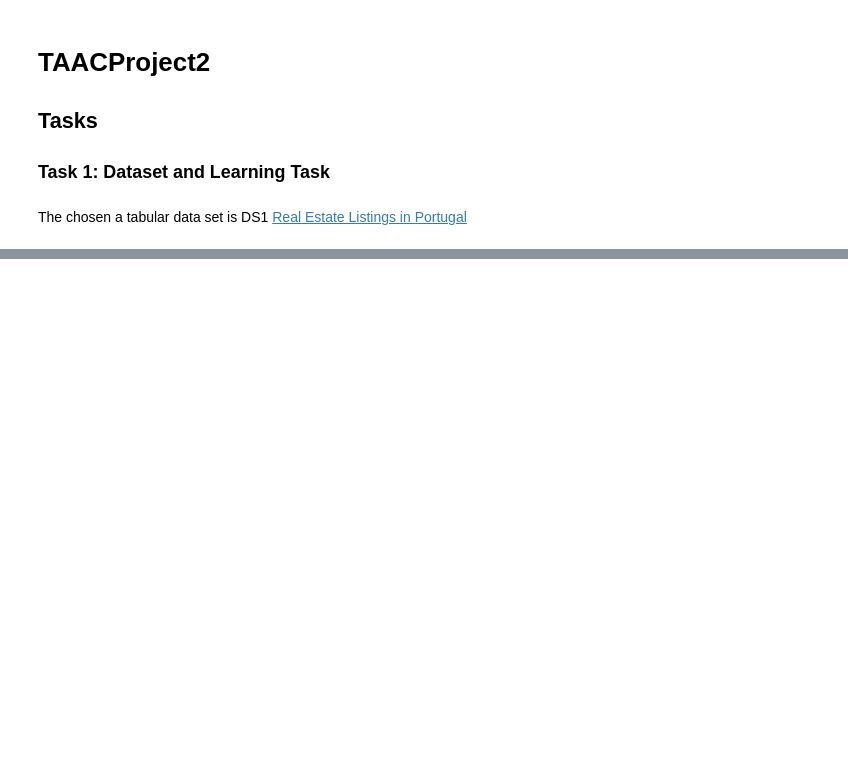
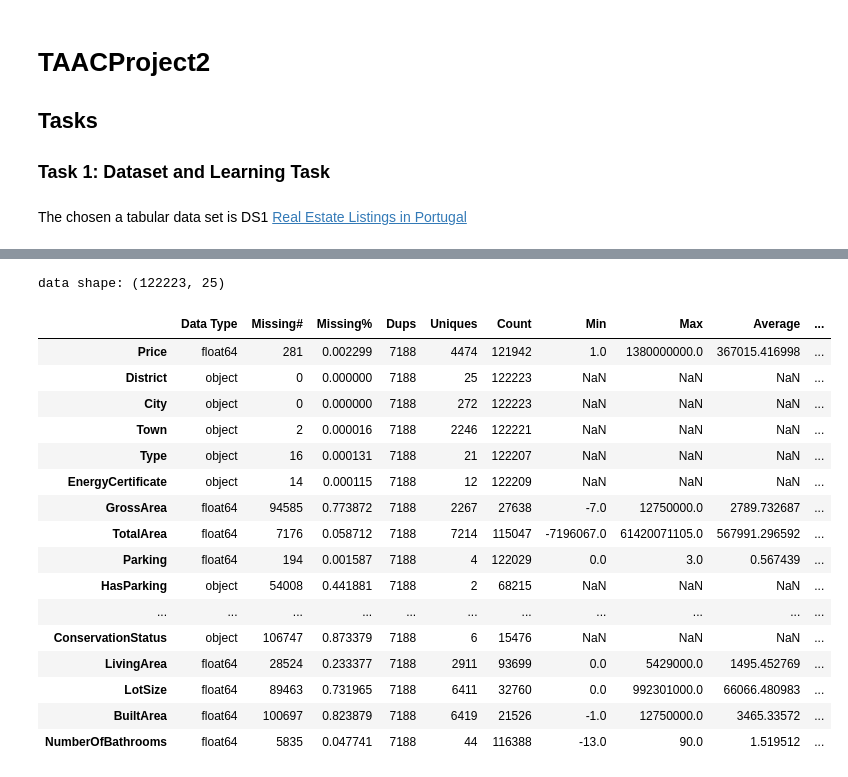
Before and after one commit to wesdpre/TAACProject2, a Jupyter notebook: pre-modelling.ipynb, the cells around one changed output, grey strips where cells are left out. Cells and saved outputs as stored; diff of their text form; code cells hidden in the pictures; blank space fills up the shorter version.

```diff
--- a/pre-modelling.ipynb
+++ b/pre-modelling.ipynb
@@ -29,0 +87,42 @@ NameError: name 'df' is not defined
+# %%
+# Dataframe summary
+
+def summary(df):
+    print(f'data shape: {df.shape}')
+    summ = pd.DataFrame(df.dtypes, columns=['Data Type'])
+    summ['Missing#'] = df.isna().sum()
+    summ['Missing%'] = (df.isna().sum())/len(df)
+    summ['Dups'] = df.duplicated().sum()
+    summ['Uniques'] = df.nunique().values
+    summ['Count'] = df.count().values
+    desc = pd.DataFrame(df.describe(include='all').transpose())
+    summ['Min'] = desc['min'].values
+    summ['Max'] = desc['max'].values
+    summ['Average'] = desc['mean'].values
+    summ['Standard Deviation'] = desc['std'].values
+    summ['First Value'] = df.loc[0].values
+    summ['Second Value'] = df.loc[1].values
+    summ['Third Value'] = df.loc[2].values
+
+    display(summ)
+
+summary(df)
+# %% [output]
+data shape: (122223, 25)
+|  | Data Type | Missing# | Missing% | Dups | Uniques | Count | Min | Max | Average | ... |
+| Price | float64 | 281 | 0.002299 | 7188 | 4474 | 121942 | 1.0 | 1380000000.0 | 367015.416998 | ... |
+| District | object | 0 | 0.000000 | 7188 | 25 | 122223 | NaN | NaN | NaN | ... |
+| City | object | 0 | 0.000000 | 7188 | 272 | 122223 | NaN | NaN | NaN | ... |
+| Town | object | 2 | 0.000016 | 7188 | 2246 | 122221 | NaN | NaN | NaN | ... |
+| Type | object | 16 | 0.000131 | 7188 | 21 | 122207 | NaN | NaN | NaN | ... |
+| EnergyCertificate | object | 14 | 0.000115 | 7188 | 12 | 122209 | NaN | NaN | NaN | ... |
+| GrossArea | float64 | 94585 | 0.773872 | 7188 | 2267 | 27638 | -7.0 | 12750000.0 | 2789.732687 | ... |
+| TotalArea | float64 | 7176 | 0.058712 | 7188 | 7214 | 115047 | -7196067.0 | 61420071105.0 | 567991.296592 | ... |
+| Parking | float64 | 194 | 0.001587 | 7188 | 4 | 122029 | 0.0 | 3.0 | 0.567439 | ... |
+| HasParking | object | 54008 | 0.441881 | 7188 | 2 | 68215 | NaN | NaN | NaN | ... |
+| ... | ... | ... | ... | ... | ... | ... | ... | ... | ... | ... |
+| ConservationStatus | object | 106747 | 0.873379 | 7188 | 6 | 15476 | NaN | NaN | NaN | ... |
+| LivingArea | float64 | 28524 | 0.233377 | 7188 | 2911 | 93699 | 0.0 | 5429000.0 | 1495.452769 | ... |
+| LotSize | float64 | 89463 | 0.731965 | 7188 | 6411 | 32760 | 0.0 | 992301000.0 | 66066.480983 | ... |
+| BuiltArea | float64 | 100697 | 0.823879 | 7188 | 6419 | 21526 | -1.0 | 12750000.0 | 3465.33572 | ... |
+| NumberOfBathrooms | float64 | 5835 | 0.047741 | 7188 | 44 | 116388 | -13.0 | 90.0 | 1.519512 | ... |
```
Also changed, not shown: parts of 10 cells of this notebook, 1 other file.
